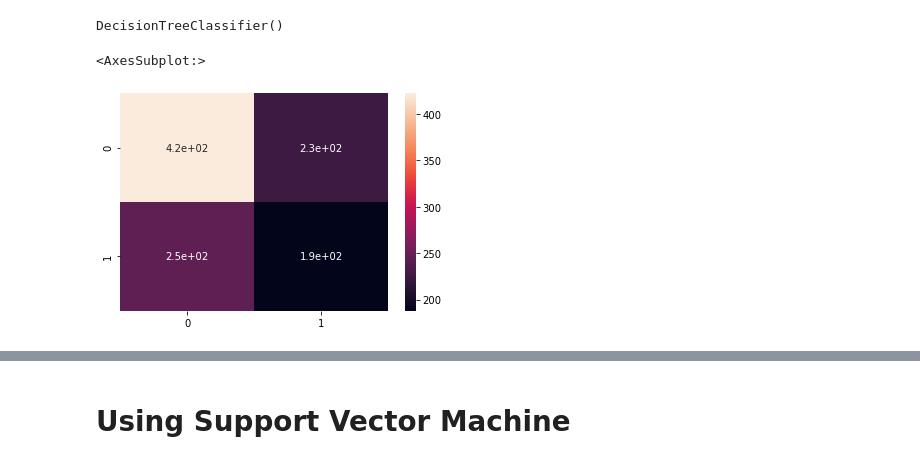
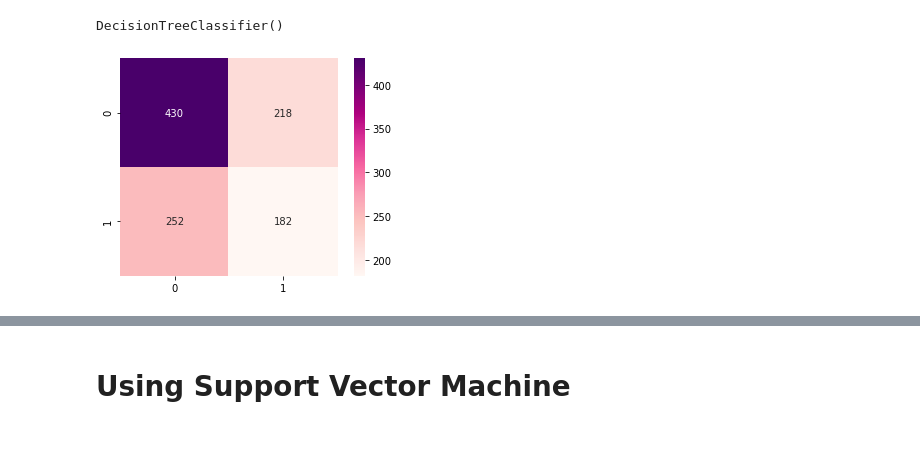
Before and after one commit to mh152796/Water_Potability_Prediction, a Jupyter notebook: Water_Potability_Analysis.ipynb, the cells around one changed output, grey strips where cells are left out. Saved outputs shown, nothing was run; the diff lists cells and outputs as text; code cells hidden in the pictures.

```diff
--- a/Water_Potability_Analysis.ipynb
+++ b/Water_Potability_Analysis.ipynb
@@ -253,11 +252,10 @@ DecisionTreeClassifier()
 # %%
 dPred = model.predict(x_test)
 # %%
-dtc_matrix = confusion_matrix(y_test,dPred)
-sns.heatmap(dtc_matrix, annot=True)
+dtc_matrix = confusion_matrix(y_test, dPred)
+axes = sns.heatmap(dtc_matrix, square  = True, annot = True, fmt = 'd', cbar = True, cmap = plt.cm.RdPu)
 # %% [output]
-<AxesSubplot:>
-[figure, old version]
+[figure, new version]
 # %%
 dAccuracy = accuracy_score(y_test, dPred)
 dAccuracy
```
Also changed, not shown: parts of 7 cells of this notebook.
